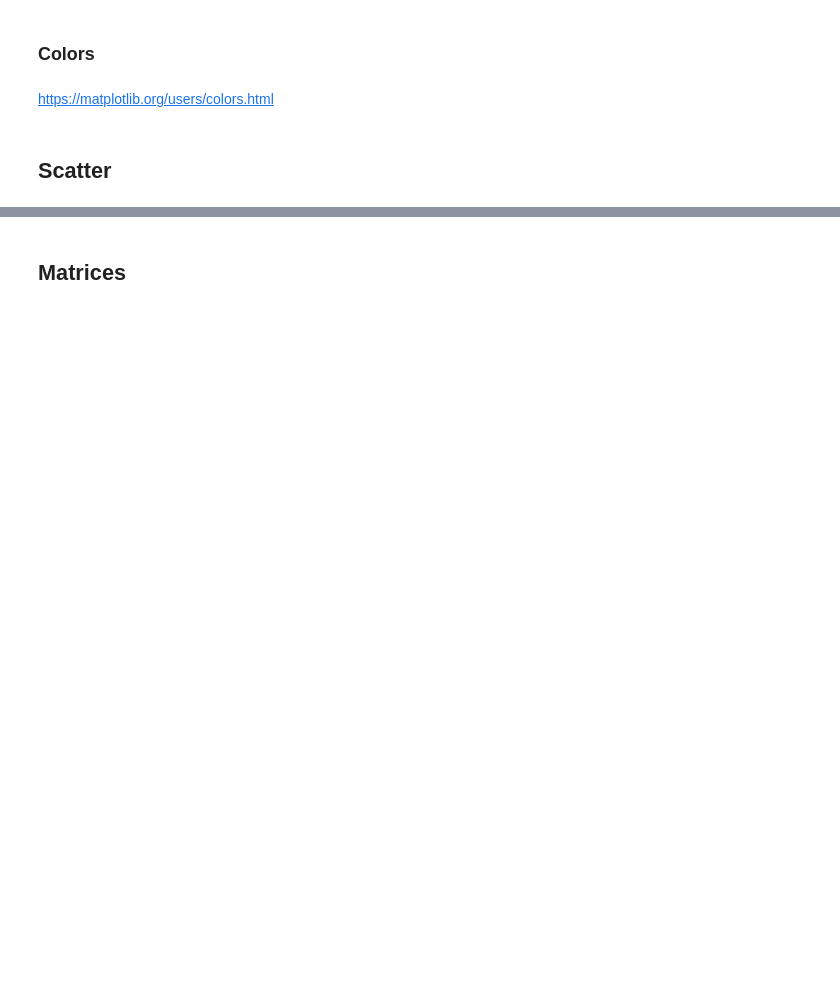
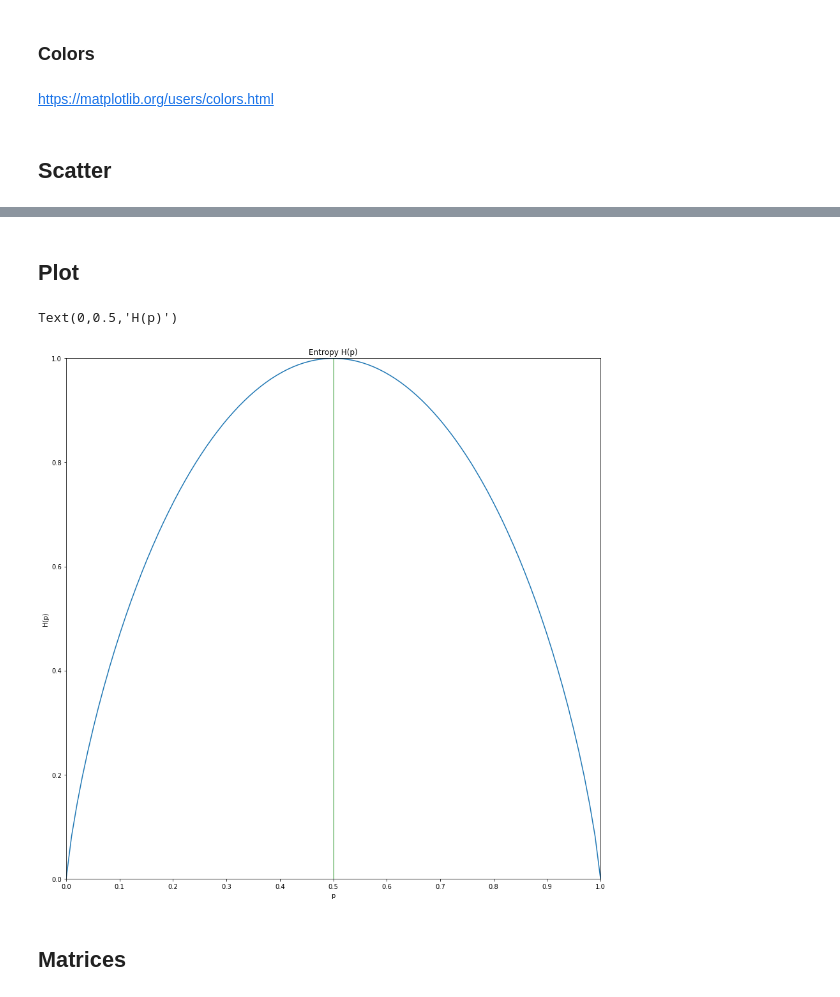
Before and after one commit to HKervadec/pyplot_zoo, a Jupyter notebook: index.ipynb, the cells around one changed output, grey strips where cells are left out. Drawn from its saved outputs; the diff is of its cells as text; code cells hidden in the pictures; blank space fills up the shorter version.

```diff
--- a/index.ipynb
+++ b/index.ipynb
@@ -15,6 +16,9 @@ import numpy as np
 import matplotlib.pyplot as plt
 from mpl_toolkits.mplot3d import Axes3D  # Used for 3D plots
 
+def _map(*args, **aargs):
+    return list(map(*args, **aargs))
+
 %matplotlib inline
 
 plt.rcParams['figure.figsize'] = (15, 15)
@@ -87,3 +91,23 @@ c.set_label("Z = |X - Y|")
+# %% [markdown]
+## Plot
+# %%
+p = np.linspace(0, 1, 100)
+h = - p * np.log2(p) - (1-p) * np.log2(1-p)
+h[0] = 0
+h[-1] = 0
+# %%
+plt.plot(p, h)
+plt.plot([.5,.5], [0,1], linewidth=1, color='green')
+plt.title("Entropy H(p)")
+plt.xlim([0, 1])
+xs = np.linspace(0, 1, 11)
+plt.xticks(xs, _map(str, xs))
+plt.xlabel("p")
+plt.ylim([0, 1])
+plt.ylabel("H(p)")
+# %% [output]
+Text(0,0.5,'H(p)')
+[figure, added]
 # %% [markdown]
 ## Matrices
 # %%
```
Also changed, not shown: parts of 14 cells of this notebook, 1 other file.
